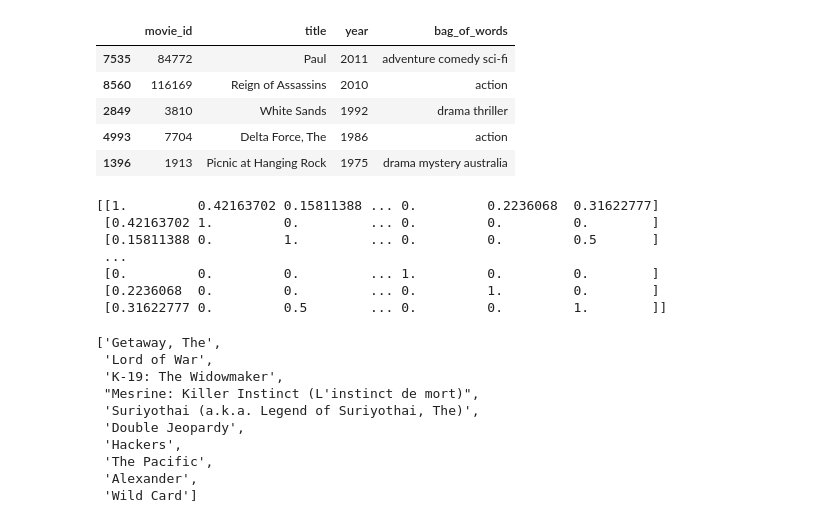
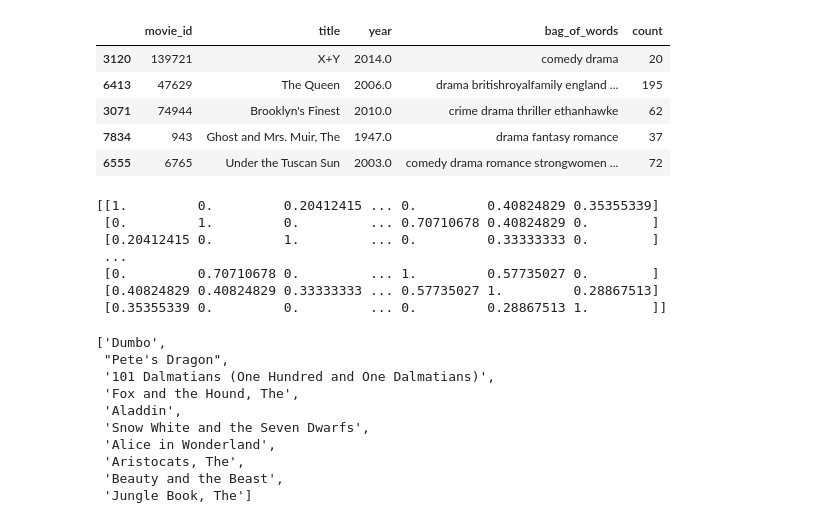
Before and after one commit to improvbutterfly/movies-project, a Jupyter notebook: machine_learning.ipynb, the cells around one changed output. Cells and saved outputs as stored; diff of their text form; code cells hidden in the pictures.

```diff
--- a/machine_learning.ipynb
+++ b/machine_learning.ipynb
@@ -8,15 +8,15 @@ from sklearn.metrics.pairwise import cosine_similarity
 from sklearn.feature_extraction.text import CountVectorizer
 # %%
 # Loading the bag of soup dataframe
-main_df = pd.read_csv("movies_csv/movies_bag.csv")
+main_df = pd.read_csv("big_movies_csv/the_main_df.csv")
 main_df.sample(5)
 # %% [output]
-|  | movie_id | title | year | bag_of_words |
-| 7535 | 84772 | Paul | 2011 | adventure comedy sci-fi |
-| 8560 | 116169 | Reign of Assassins | 2010 | action |
-| 2849 | 3810 | White Sands | 1992 | drama thriller |
-| 4993 | 7704 | Delta Force, The | 1986 | action |
-| 1396 | 1913 | Picnic at Hanging Rock | 1975 | drama mystery australia |
+|  | movie_id | title | year | bag_of_words | count |
+| 3120 | 139721 | X+Y | 2014.0 | comedy drama | 20 |
+| 6413 | 47629 | The Queen | 2006.0 | drama britishroyalfamily england ... | 195 |
+| 3071 | 74944 | Brooklyn's Finest | 2010.0 | crime drama thriller ethanhawke | 62 |
+| 7834 | 943 | Ghost and Mrs. Muir, The | 1947.0 | drama fantasy romance | 37 |
+| 6555 | 6765 | Under the Tuscan Sun | 2003.0 | comedy drama romance strongwomen ... | 72 |
 # %%
 # Turning the bag_of_words into a matrix
 
@@ -25,13 +25,13 @@ count_matrix = count.fit_transform(main_df['bag_of_words'])
 cosine_sim = cosine_similarity(count_matrix, count_matrix)
 print(cosine_sim)
 # %% [output]
-[[1.         0.42163702 0.15811388 ... 0.         0.2236068  0.31622777]
- [0.42163702 1.         0.         ... 0.         0.         0.        ]
- [0.15811388 0.         1.         ... 0.         0.         0.5       ]
+[[1.         0.         0.20412415 ... 0.         0.40824829 0.35355339]
+ [0.         1.         0.         ... 0.70710678 0.40824829 0.        ]
+ [0.20412415 0.         1.         ... 0.         0.33333333 0.        ]
  ...
- [0.         0.         0.         ... 1.         0.         0.        ]
- [0.2236068  0.         0.         ... 0.         1.         0.        ]
- [0.31622777 0.         0.5        ... 0.         0.         1.        ]]
+ [0.         0.70710678 0.         ... 1.         0.57735027 0.        ]
+ [0.40824829 0.40824829 0.33333333 ... 0.57735027 1.         0.28867513]
+ [0.35355339 0.         0.         ... 0.         0.28867513 1.        ]]
 # %%
 # Turning title column into a series
 
@@ -53,13 +53,13 @@ def recommend(title, cosine_sim = cosine_sim):
 # %%
 recommend("Lion King, The")
 # %% [output]
-['Getaway, The',
- 'Lord of War',
- 'K-19: The Widowmaker',
- "Mesrine: Killer Instinct (L'instinct de mort)",
- 'Suriyothai (a.k.a. Legend of Suriyothai, The)',
- 'Double Jeopardy',
- 'Hackers',
- 'The Pacific',
- 'Alexander',
- 'Wild Card']
+['Dumbo',
+ "Pete's Dragon",
+ '101 Dalmatians (One Hundred and One Dalmatians)',
+ 'Fox and the Hound, The',
+ 'Aladdin',
+ 'Snow White and the Seven Dwarfs',
+ 'Alice in Wonderland',
+ 'Aristocats, The',
+ 'Beauty and the Beast',
+ 'Jungle Book, The']
```
Also changed, not shown: 8 other files.
